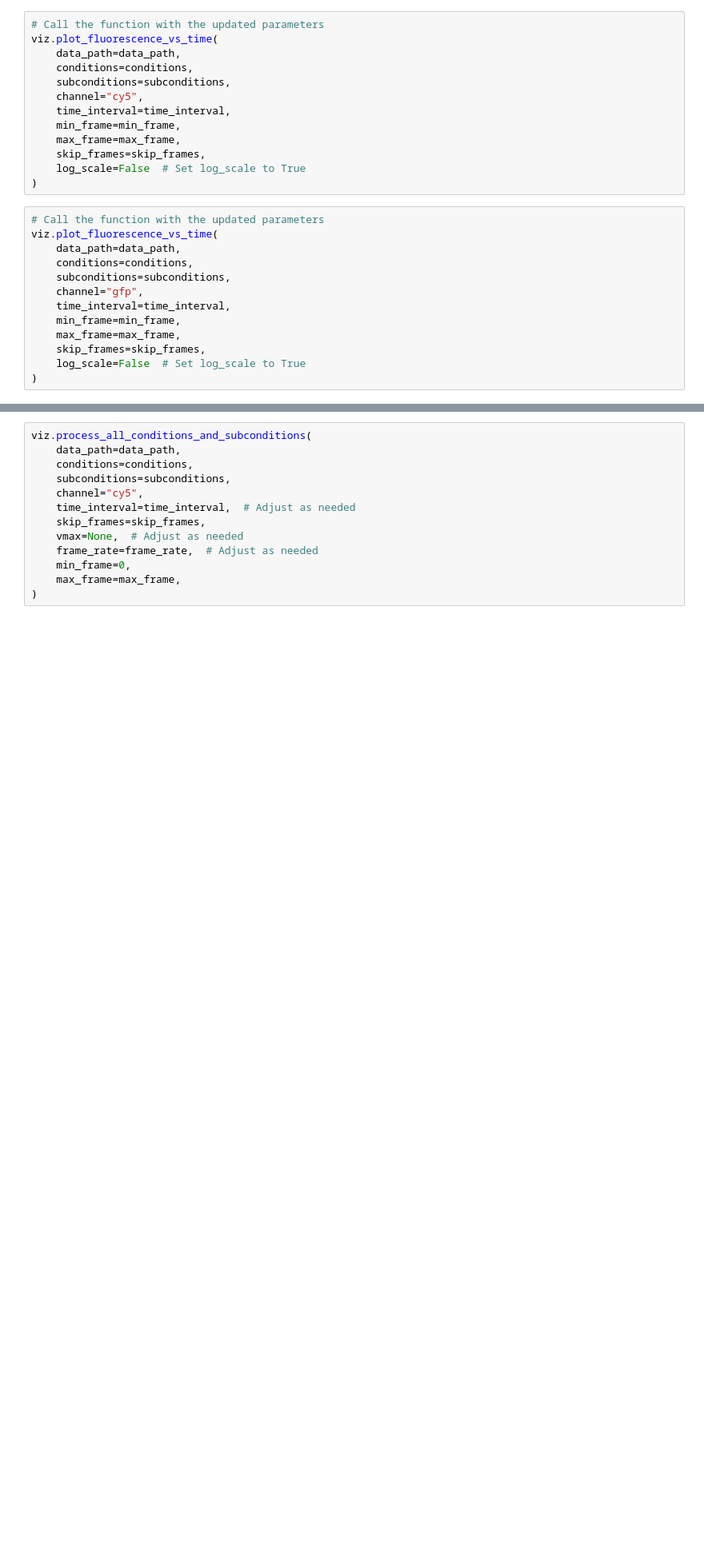
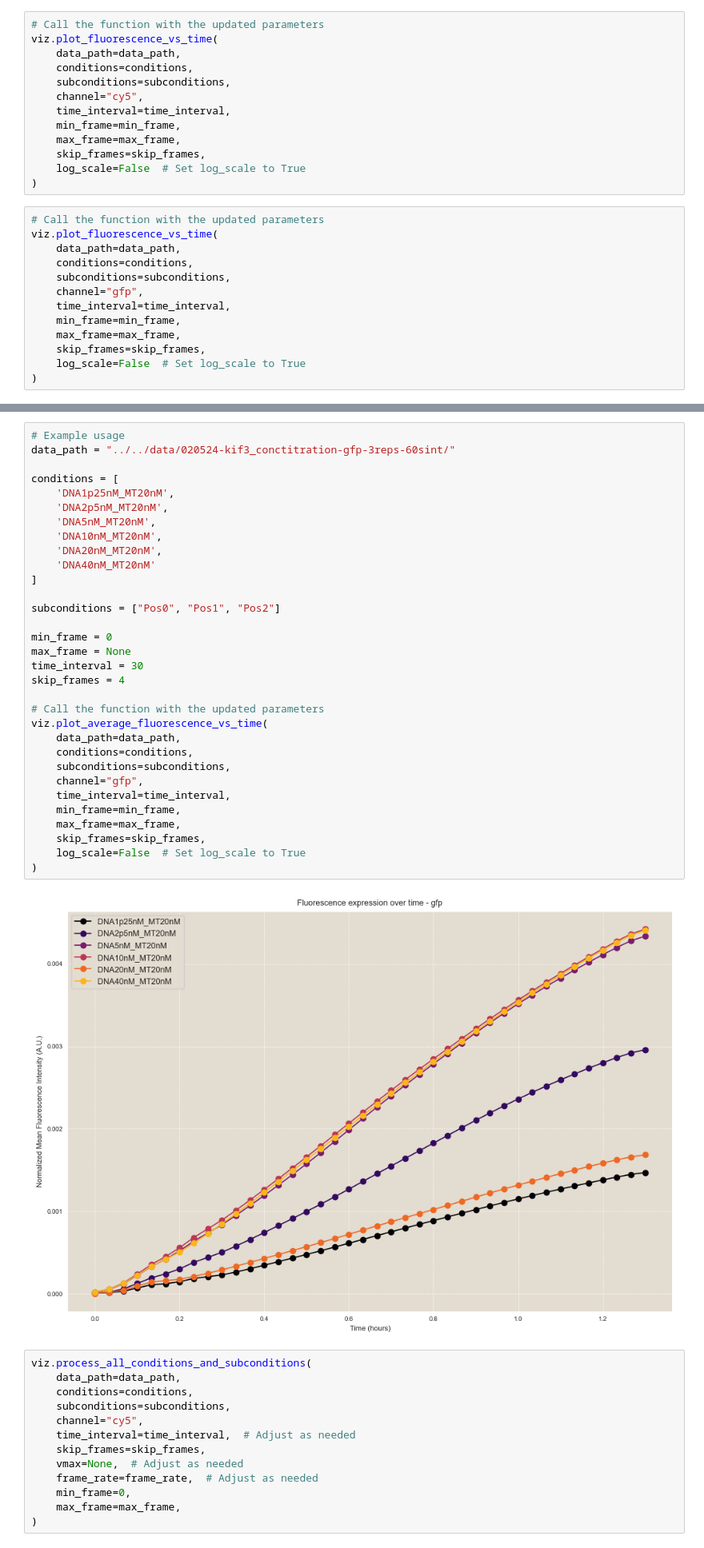
Before and after one commit to dalarios/activedrops, a Jupyter notebook: code/exploratory/020524-kif3_conctitration-gfp-3reps-60sint.ipynb, the cells around one changed output, grey strips where cells are left out. Shown at 80% size. Cells and saved outputs as stored; diff of their text form; blank space fills up the shorter version.

```diff
--- a/code/exploratory/020524-kif3_conctitration-gfp-3reps-60sint.ipynb
+++ b/code/exploratory/020524-kif3_conctitration-gfp-3reps-60sint.ipynb
@@ -105,3 +123,37 @@ viz.plot_average_fluorescence_vs_time(
+# %%
+# Example usage
+data_path = "../../data/020524-kif3_conctitration-gfp-3reps-60sint/"
+
+conditions = [
+    'DNA1p25nM_MT20nM',
+    'DNA2p5nM_MT20nM',
+    'DNA5nM_MT20nM',
+    'DNA10nM_MT20nM',
+    'DNA20nM_MT20nM',
+    'DNA40nM_MT20nM'
+]
+
+subconditions = ["Pos0", "Pos1", "Pos2"]
+
+min_frame = 0
+max_frame = None
+time_interval = 30
+skip_frames = 4
+
+# Call the function with the updated parameters
+viz.plot_average_fluorescence_vs_time(
+    data_path=data_path,
+    conditions=conditions,
+    subconditions=subconditions,
+    channel="gfp",
+    time_interval=time_interval,
+    min_frame=min_frame,
+    max_frame=max_frame,
+    skip_frames=skip_frames,
+    log_scale=False  # Set log_scale to True
+)
+# %% [output]
+[figure, added]
 # %%
 viz.process_all_conditions_and_subconditions(
     data_path=data_path,
```
Also changed, not shown: parts of 1 cell of this notebook, 1 other file.
